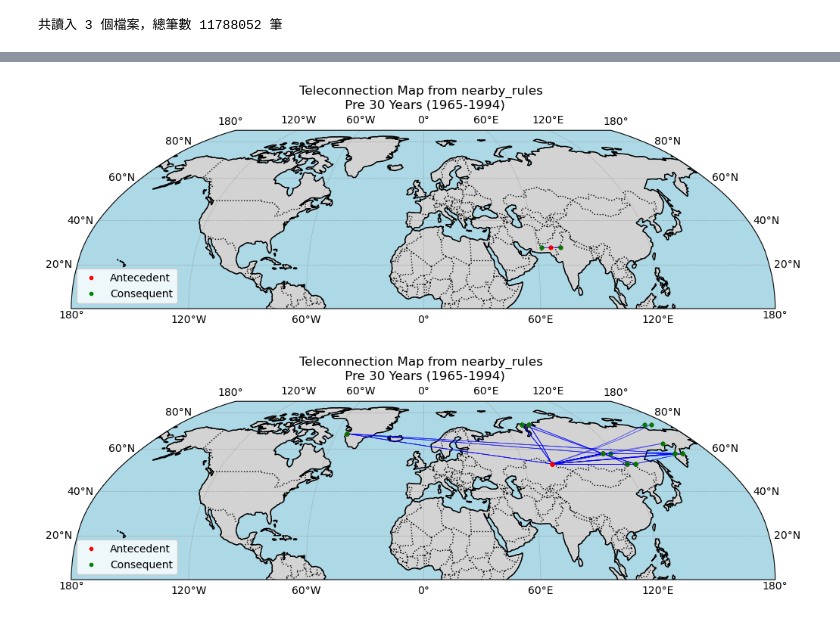
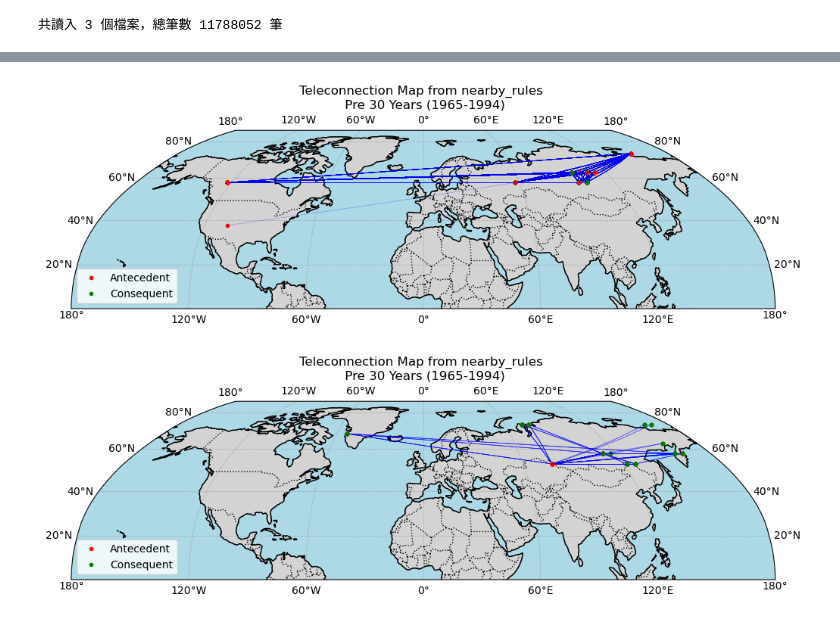
Before and after one commit to Yangyukai0129/heatwave_event_synchronize_study, a Jupyter notebook: frequent_itemset/frequent_itemset.ipynb, the cells around one changed output, grey strips where cells are left out. Cells and saved outputs as stored; diff of their text form; code cells hidden in the pictures.

```diff
--- a/frequent_itemset/frequent_itemset.ipynb
+++ b/frequent_itemset/frequent_itemset.ipynb
@@ -5,7 +5,7 @@ from mlxtend.preprocessing import TransactionEncoder
 from mlxtend.frequent_patterns import fpgrowth
 
 # 1. 讀 CSV
-df = pd.read_csv('D:\\heatwave_event_synchronize_study\\data\\Hierarchical clustering\\分群篩選後資料\\pre\\transactions_cluster_95threshold_pre30y_cluster9.csv')
+df = pd.read_csv('D:\\heatwave_event_synchronize_study\\data\\Hierarchical clustering\\分群篩選後資料\\post\\transactions_cluster_95threshold_post30y_cluster8.csv')
 
 # 把字串轉回 list
 transactions = df['transaction'].apply(ast.literal_eval).tolist()
@@ -236,7 +233,9 @@ target_coords = [
     # (72.625, -107.625),
     # (52.625, 77.375),
     # (52.625, 27.375)
-    (27.625, 67.375)
+    # (77.625, 77.375),
+
+    (57.625, -122.625),
 ]
 
 target_set = set(target_coords)  # 為了加快查找效率
@@ -348,6 +416,8 @@ gl.ylabels_right = False
 # 標籤控制
 ante_plotted = False
 cons_plotted = False
+
+nearby_rules = nearby_rules[:1000]
 
 # 2. 迭代 nearby_rules 繪圖
 for idx, row in nearby_rules.iterrows():
@@ -355,34 +425,34 @@ for idx, row in nearby_rules.iterrows():
     cons_coords = row['cons_coords']
 
     if isinstance(ante_coords, list) and isinstance(cons_coords, list):
         for (lat1, lon1) in ante_coords:
             # 標記前事件座標
             label = 'Antecedent' if not ante_plotted else None
             ax.plot(lon1, lat1, 'ro', markersize=3, transform=ccrs.PlateCarree(), label=label)
             ante_plotted = True
 
             for (lat2, lon2) in cons_coords:
                 # 標記後事件座標
                 label = 'Consequent' if not cons_plotted else None
                 ax.plot(lon2, lat2, 'go', markersize=3, transform=ccrs.PlateCarree(), label=label)
                 cons_plotted = True
 
                 # 繪製連線
                 ax.plot([lon1, lon2], [lat1, lat2],
                         color='blue', linewidth=0.5, alpha=0.3, transform=ccrs.PlateCarree())
 
 # 顯示 legend，只會顯示一次
 ax.legend(loc='lower left')
 plt.title('Teleconnection Map from nearby_rules \n Pre 30 Years (1965-1994)')
 # 指定輸出資料夾
 out_dir = "D:\\es\\frequent_itemset"
 
 # plt.savefig(
 #     os.path.join(out_dir, 'pre30y(27.625, 82.375).png')
 #     , dpi=300, bbox_inches='tight')
 plt.show()
 # %% [output]
-[figure, old version]
+[figure, new version]
 # %%
 import matplotlib.pyplot as plt
 import cartopy.crs as ccrs
```
Also changed, not shown: parts of 7 cells of this notebook.
